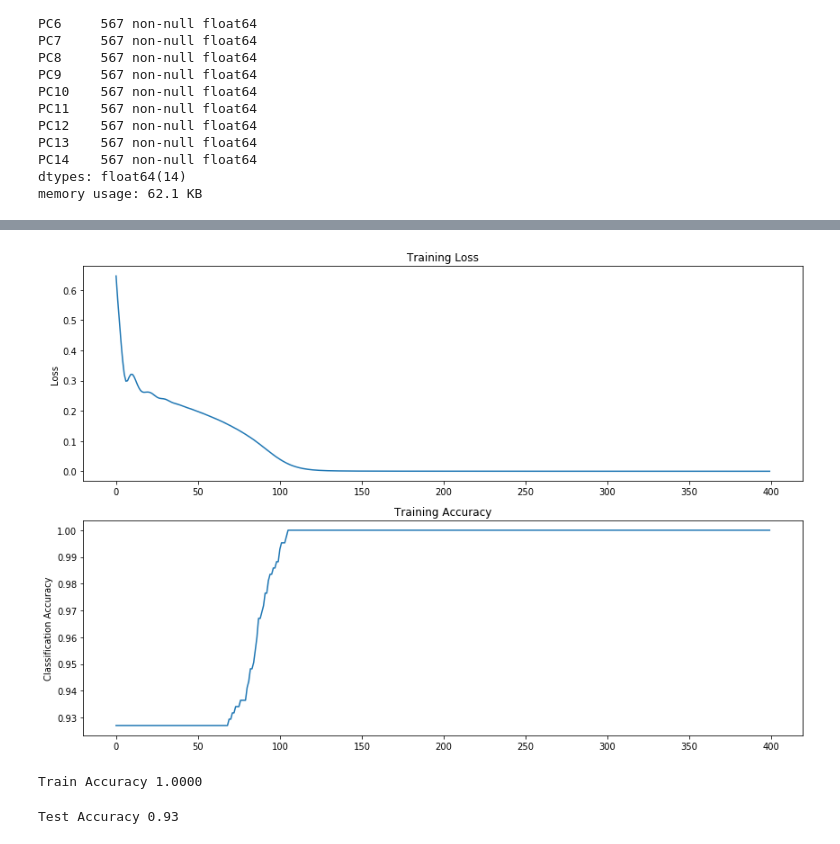
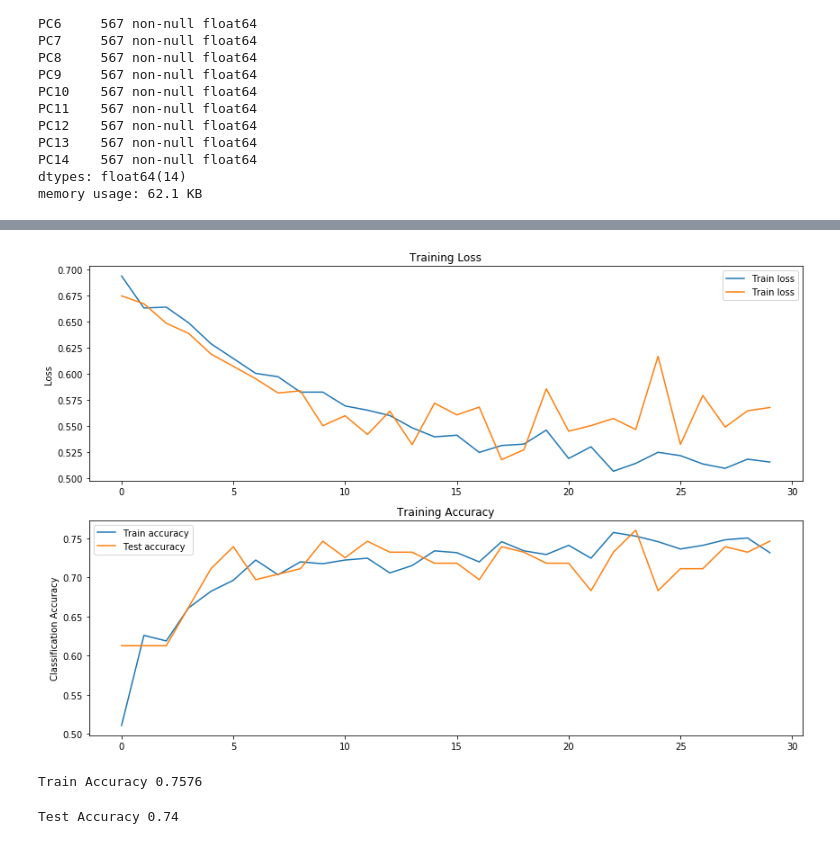
Before and after one commit to MaxMay95/CS7641-NCAA-Predictions, a Jupyter notebook: vinod.ipynb, the cells around one changed output, grey strips where cells are left out. Cells and saved outputs as stored; diff of their text form; code cells hidden in the pictures.

```diff
--- a/vinod.ipynb
+++ b/vinod.ipynb
@@ -12,9 +12,14 @@ from sklearn.preprocessing import LabelEncoder
 import torch.nn.functional as F
 # %%
 df_stats = get_game_data()
+
+wins = df_stats.loc[df_stats['Team1 result'] == 'win']
+# wins = wins.sample(n=36)
+loss = df_stats.loc[df_stats['Team1 result'] == 'loss']
+# df_stats = pd.concat([wins, loss])
 Y = df_stats['Team1 result']
 labelencoder = LabelEncoder()
 Y = labelencoder.fit_transform(Y)
 
-df_stats = df_stats.loc[:, df_stats.columns.str.contains('Norm$|Year|Seed|Diff')]
-df_stats = df_stats.drop(['Year','Seed Norm Diff'], axis=1)
+df_stats = df_stats.loc[:, df_stats.columns.str.contains('Norm')]
+df_stats = df_stats.drop(['Seed Norm Diff'], axis=1)
@@ -78,10 +88,10 @@ X[0:5]
 # %%
 class Network(nn.Module):
-    def __init__(self):
+    def __init__(self, isTraining = True):
         super().__init__()
 
         nfeatures = 14
-
+        self.isTraining = isTraining
         # Inputs to hidden layer linear transformation
         self.hidden = nn.Linear(nfeatures, 256)
         self.hidden1 = nn.Linear(256, 256)
@@ -93,63 +103,79 @@ class Network(nn.Module):
     def forward(self, x):
         x = self.hidden(x)
         x = F.relu(x)
+        x = F.dropout(x, p = 0.7, training=self.isTraining)
         x = self.hidden1(x)
         x = F.relu(x)
-        x = self.hidden2(x)
-        x = F.relu(x)
+        x = F.dropout(x, p = 0.7, training=self.isTraining)
         x = self.output(x)
         x = self.sigmoid(x)
 
         return x
-
-model = Network()
 # %%
 X_train, X_test, Y_train, Y_test = train_test_split(X, Y, test_size=0.25, random_state=73)
 X_train, X_test = X_train.values, X_test.values
+
+model = Network(isTraining=True)
 
 loss_func = nn.BCELoss()
 learning_rate = 0.001
 optimizer = torch.optim.Adam(model.parameters(), lr=learning_rate)
 
 train_loss = []
+test_loss = []
 train_accuracy = []
-iters = 400
+test_accuracy = []
+iters = 30
 Y_train_t = torch.FloatTensor(Y_train).reshape(-1, 1)
+Y_test_t = torch.FloatTensor(Y_test).reshape(-1, 1)
 for i in range(iters):
     X_train_t = torch.FloatTensor(X_train)
     y_hat = model(X_train_t)
     loss = loss_func(y_hat, Y_train_t)
     loss.backward()
     optimizer.step()
     optimizer.zero_grad()
     y_hat_class = np.where(y_hat.detach().numpy()<0.5, 0, 1)
     accuracy = np.sum(Y_train.reshape(-1,1)==y_hat_class) / len(Y_train)
     train_accuracy.append(accuracy)
     train_loss.append(loss.item())
 
+    X_test_t = torch.FloatTensor(X_test)
+    y_hat = model(X_test_t)
+    loss = loss_func(y_hat, Y_test_t)
+    y_hat_class = np.where(y_hat.detach().numpy()<0.5, 0, 1)
+    accuracy = np.sum(Y_test.reshape(-1,1)==y_hat_class) / len(Y_test)
+    test_accuracy.append(accuracy)
+    test_loss.append(loss.item())
+
 fig, ax = plt.subplots(2, 1, figsize=(12,8))
-ax[0].plot(train_loss)
+ax[0].plot(train_loss, label='Train loss')
+ax[0].plot(test_loss, label='Train loss')
 ax[0].set_ylabel('Loss')
 ax[0].set_title('Training Loss')
+ax[0].legend()
 
-ax[1].plot(train_accuracy)
+ax[1].plot(train_accuracy, label='Train accuracy')
+ax[1].plot(test_accuracy, label='Test accuracy')
 ax[1].set_ylabel('Classification Accuracy')
 ax[1].set_title('Training Accuracy')
+ax[1].legend()
 
 plt.tight_layout()
 plt.show()
 print("Train Accuracy {:.4f}".format(max(train_accuracy)))
 # %% [output]
-[figure, old version]
+[figure, new version]
-Train Accuracy 1.0000
+Train Accuracy 0.7576
 # %%
+model.isTraining = False
 X_test_t = torch.FloatTensor(X_test)
 y_hat_test = model(X_test_t)
 y_hat_test_class = np.where(y_hat_test.detach().numpy()<0.5, 0, 1)
 test_accuracy = np.sum(Y_test.reshape(-1,1)==y_hat_test_class) / len(Y_test)
 print("Test Accuracy {:.2f}".format(test_accuracy))
 # %% [output]
-Test Accuracy 0.93
+Test Accuracy 0.74
 # %%
 from sklearn.metrics import confusion_matrix
 confusion_matrix(Y_test, y_hat_test_class)
```
Also changed, not shown: parts of 7 cells of this notebook, 1 other file.
